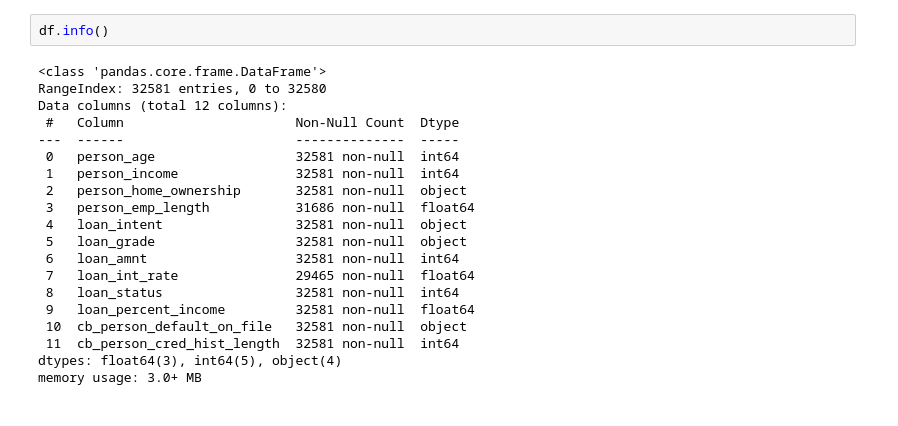
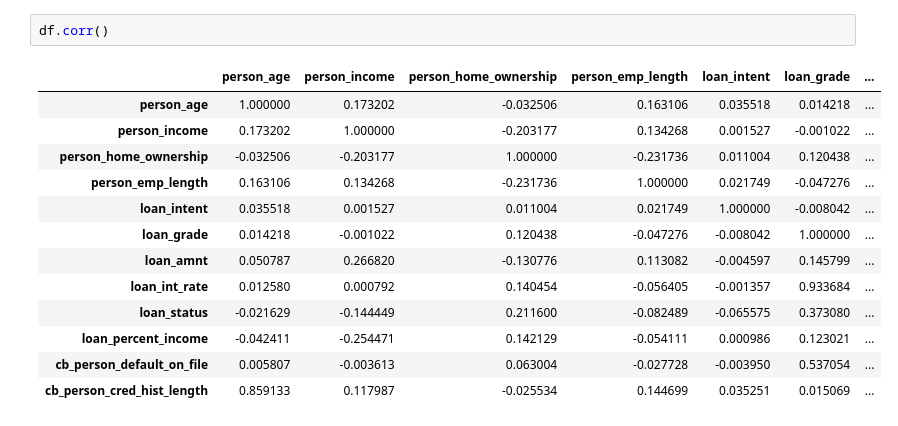
Before and after one commit to deviagomendes/credit-risk-analysis, a Jupyter notebook: Credit_Risk.ipynb, the cells around one changed output. Drawn from its saved outputs; the diff is of its cells as text.

```diff
--- a/Credit_Risk.ipynb
+++ b/Credit_Risk.ipynb
@@ -38,22 +104,16 @@ df.describe().T
 # %%
-df.info()
+df.corr()
 # %% [output]
-<class 'pandas.core.frame.DataFrame'>
-RangeIndex: 32581 entries, 0 to 32580
-Data columns (total 12 columns):
- #   Column                      Non-Null Count  Dtype
----  ------                      --------------  -----
- 0   person_age                  32581 non-null  int64
- 1   person_income               32581 non-null  int64
- 2   person_home_ownership       32581 non-null  object
- 3   person_emp_length           31686 non-null  float64
- 4   loan_intent                 32581 non-null  object
- 5   loan_grade                  32581 non-null  object
- 6   loan_amnt                   32581 non-null  int64
- 7   loan_int_rate               29465 non-null  float64
- 8   loan_status                 32581 non-null  int64
- 9   loan_percent_income         32581 non-null  float64
- 10  cb_person_default_on_file   32581 non-null  object
- 11  cb_person_cred_hist_length  32581 non-null  int64
-dtypes: float64(3), int64(5), object(4)
-memory usage: 3.0+ MB
+|  | person_age | person_income | person_home_ownership | person_emp_length | loan_intent | loan_grade | ... |
+| person_age | 1.000000 | 0.173202 | -0.032506 | 0.163106 | 0.035518 | 0.014218 | ... |
+| person_income | 0.173202 | 1.000000 | -0.203177 | 0.134268 | 0.001527 | -0.001022 | ... |
+| person_home_ownership | -0.032506 | -0.203177 | 1.000000 | -0.231736 | 0.011004 | 0.120438 | ... |
+| person_emp_length | 0.163106 | 0.134268 | -0.231736 | 1.000000 | 0.021749 | -0.047276 | ... |
+| loan_intent | 0.035518 | 0.001527 | 0.011004 | 0.021749 | 1.000000 | -0.008042 | ... |
+| loan_grade | 0.014218 | -0.001022 | 0.120438 | -0.047276 | -0.008042 | 1.000000 | ... |
+| loan_amnt | 0.050787 | 0.266820 | -0.130776 | 0.113082 | -0.004597 | 0.145799 | ... |
+| loan_int_rate | 0.012580 | 0.000792 | 0.140454 | -0.056405 | -0.001357 | 0.933684 | ... |
+| loan_status | -0.021629 | -0.144449 | 0.211600 | -0.082489 | -0.065575 | 0.373080 | ... |
+| loan_percent_income | -0.042411 | -0.254471 | 0.142129 | -0.054111 | 0.000986 | 0.123021 | ... |
+| cb_person_default_on_file | 0.005807 | -0.003613 | 0.063004 | -0.027728 | -0.003950 | 0.537054 | ... |
+| cb_person_cred_hist_length | 0.859133 | 0.117987 | -0.025534 | 0.144699 | 0.035251 | 0.015069 | ... |
```
Also changed, not shown: parts of 19 cells of this notebook.
